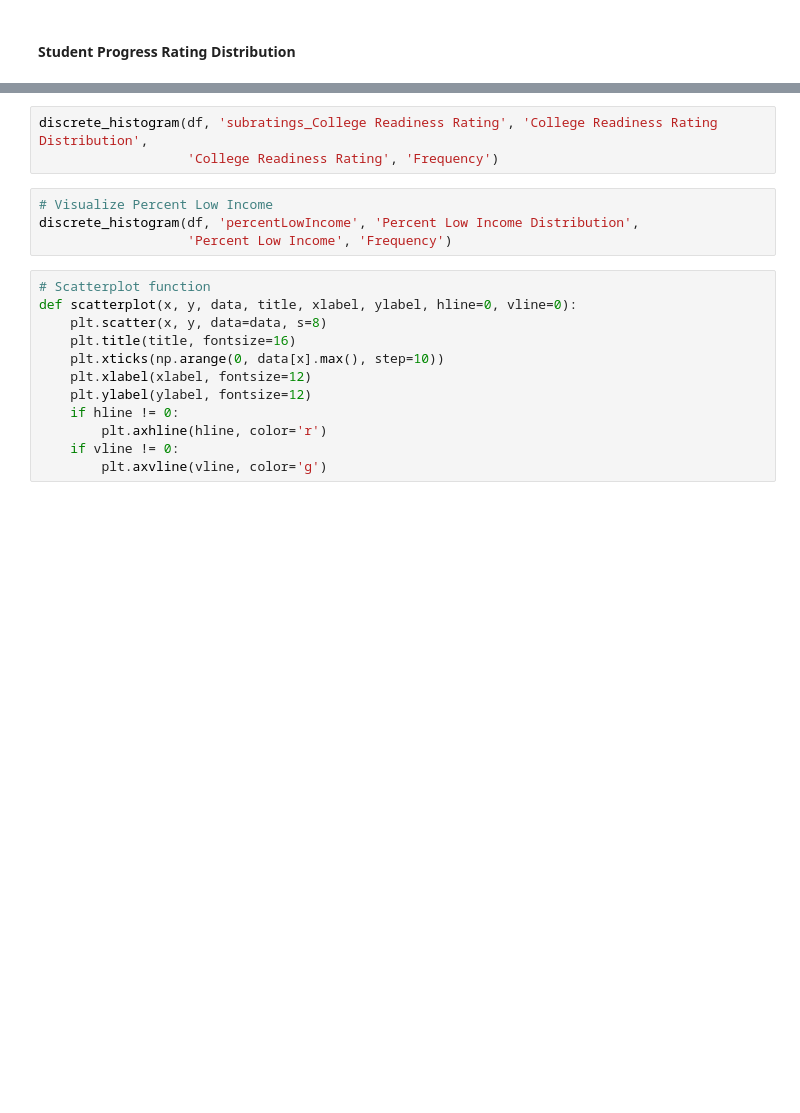
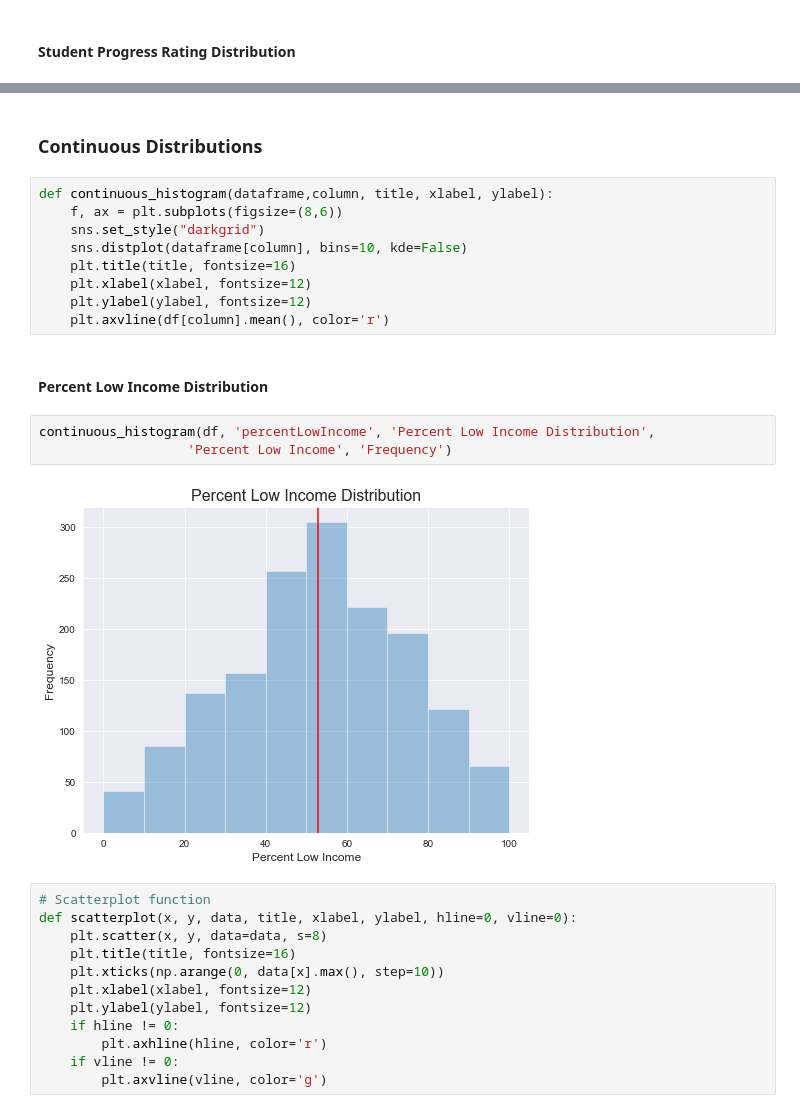
Before and after one commit to MLondon1027/Great-Schools-Ratings, a Jupyter notebook: Capstone_1_EDA.ipynb, the cells around one changed output, grey strips where cells are left out. Cells and saved outputs as stored; diff of their text form; blank space fills up the shorter version.

```diff
--- a/Capstone_1_EDA.ipynb
+++ b/Capstone_1_EDA.ipynb
@@ -49,10 +50,21 @@ discrete_histogram(df, 'subratings_Student Progress Rating', 'Student Progress R
-# %%
-discrete_histogram(df, 'subratings_College Readiness Rating', 'College Readiness Rating Distribution',
-                   'College Readiness Rating', 'Frequency')
+# %% [markdown]
+### Continuous Distributions
+# %%
+def continuous_histogram(dataframe,column, title, xlabel, ylabel):
+    f, ax = plt.subplots(figsize=(8,6))
+    sns.set_style("darkgrid")
+    sns.distplot(dataframe[column], bins=10, kde=False)
+    plt.title(title, fontsize=16)
+    plt.xlabel(xlabel, fontsize=12)
+    plt.ylabel(ylabel, fontsize=12)
+    plt.axvline(df[column].mean(), color='r')
+# %% [markdown]
+#### Percent Low Income Distribution
 # %%
-# Visualize Percent Low Income
-discrete_histogram(df, 'percentLowIncome', 'Percent Low Income Distribution',
+continuous_histogram(df, 'percentLowIncome', 'Percent Low Income Distribution',
                    'Percent Low Income', 'Frequency')
+# %% [output]
+[figure, added]
 # %%
 # Scatterplot function
 def scatterplot(x, y, data, title, xlabel, ylabel, hline=0, vline=0):
```
Also changed, not shown: parts of 5 cells of this notebook, 5 other files.
